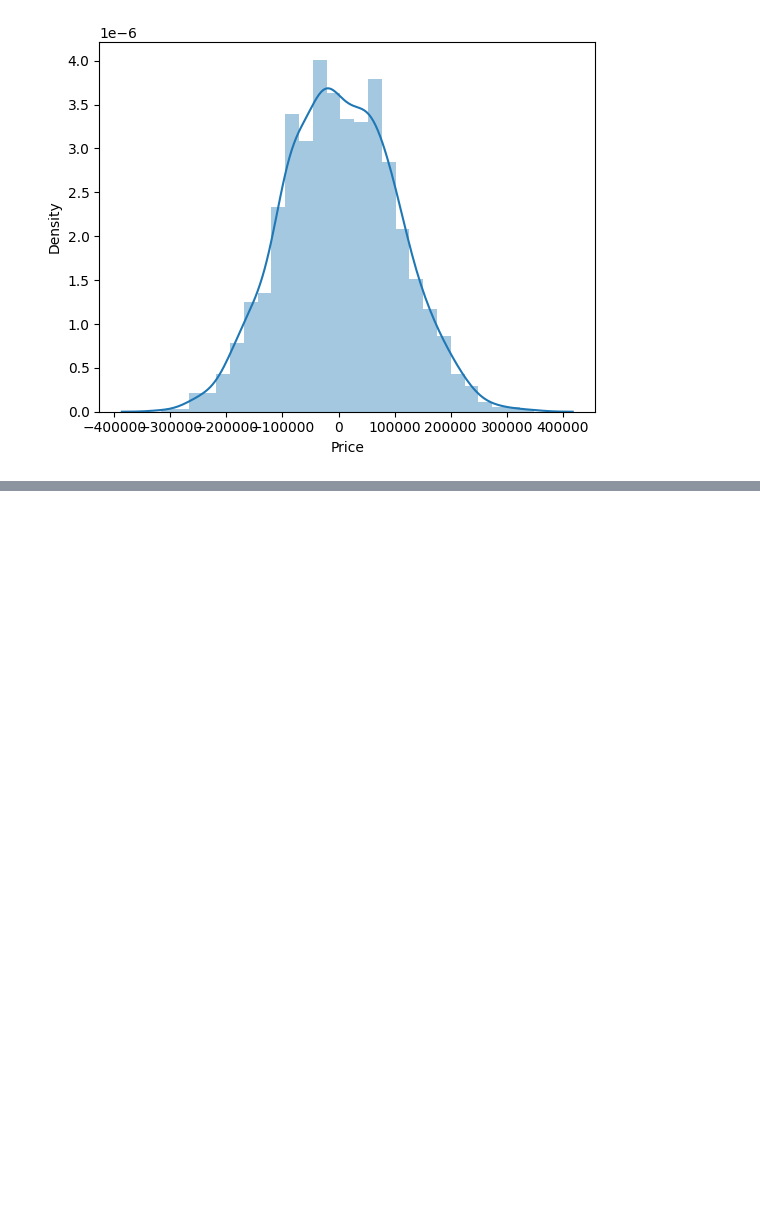
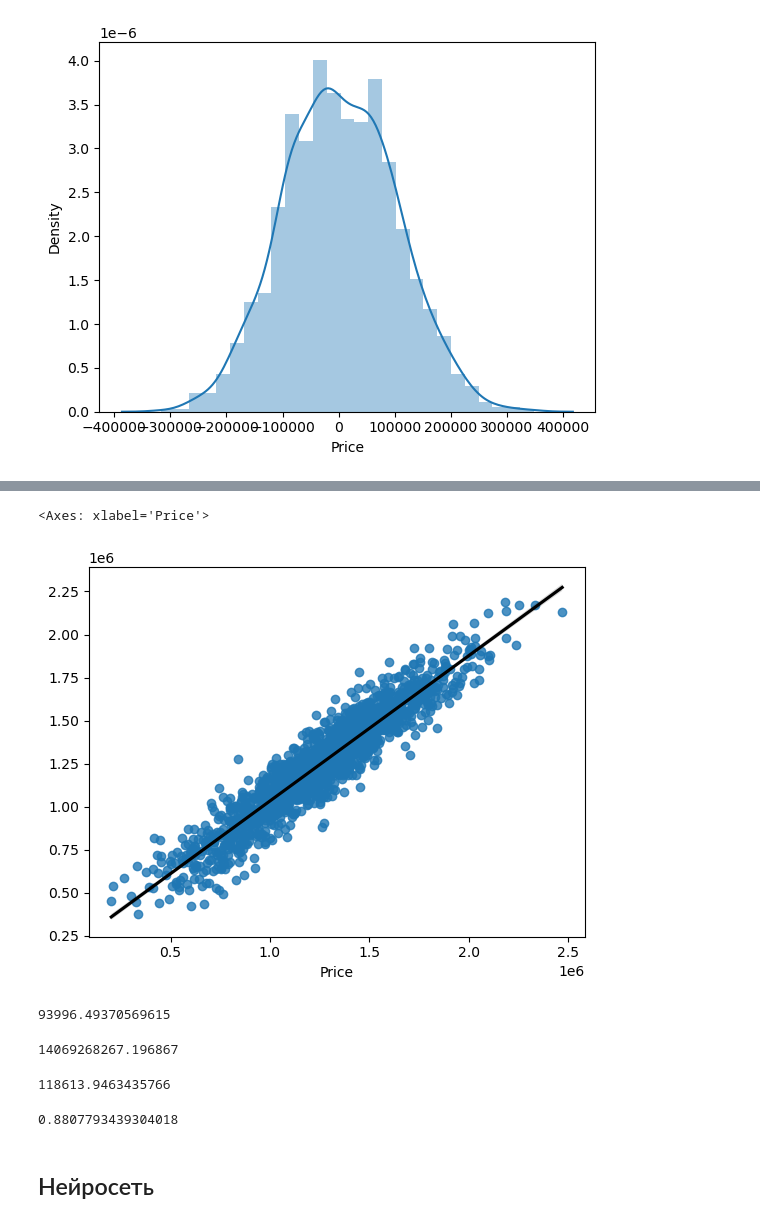
Before and after one commit to Rev1ze/mashinkaUSMAN, a Jupyter notebook: second/Regression_2026NN.ipynb, the cells around one changed output, grey strips where cells are left out. Cells and saved outputs as stored; diff of their text form; code cells hidden in the pictures; blank space fills up the shorter version.

```diff
--- a/second/Regression_2026NN.ipynb
+++ b/second/Regression_2026NN.ipynb
@@ -266,2 +215,0 @@ rf_model = RandomForestRegressor(
-# %%
-rf_model.fit(X_train, y_train)
@@ -367,3 +215,0 @@ random_search = RandomizedSearchCV(
-# %%
-print("Запуск случайного поиска гиперпараметров...")
-random_search.fit(X_train, y_train)
@@ -651,0 +259,5 @@ plt.show()
+# %%
+%%time
+rfr = RandomForestRegressor(n_estimators=500, n_jobs=10)
+rfr.fit(X_train, y_train)
+predictions = rfr.predict(X_test)
@@ -651,0 +267,23 @@ plt.show()
+# %%
+sns.regplot(x=y_test,y=predictions,line_kws={"color":"black"})
+# %% [output]
+<Axes: xlabel='Price'>
+[figure, added]
+# %%
+metrics.mean_absolute_error(y_test, predictions)
+# %% [output]
+93996.49370569615
+# %%
+metrics.mean_squared_error(y_test, predictions)
+# %% [output]
+14069268267.196867
+# %%
+np.sqrt(metrics.mean_squared_error(y_test, predictions))
+# %% [output]
+118613.9463435766
+# %%
+metrics.r2_score(y_test, predictions)
+# %% [output]
+0.8807793439304018
+# %% [markdown]
+## Нейросеть
```
Also changed, not shown: parts of 115 cells of this notebook, 2 other files.
